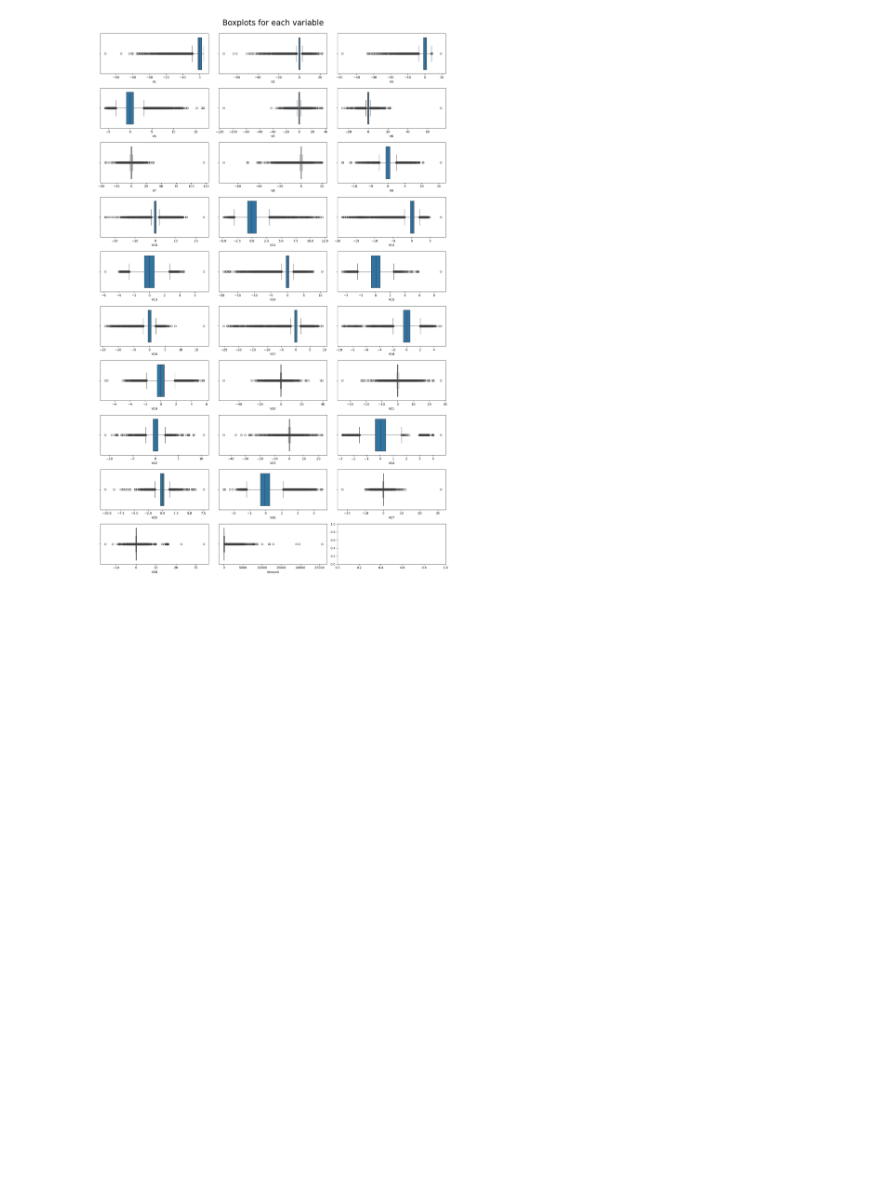
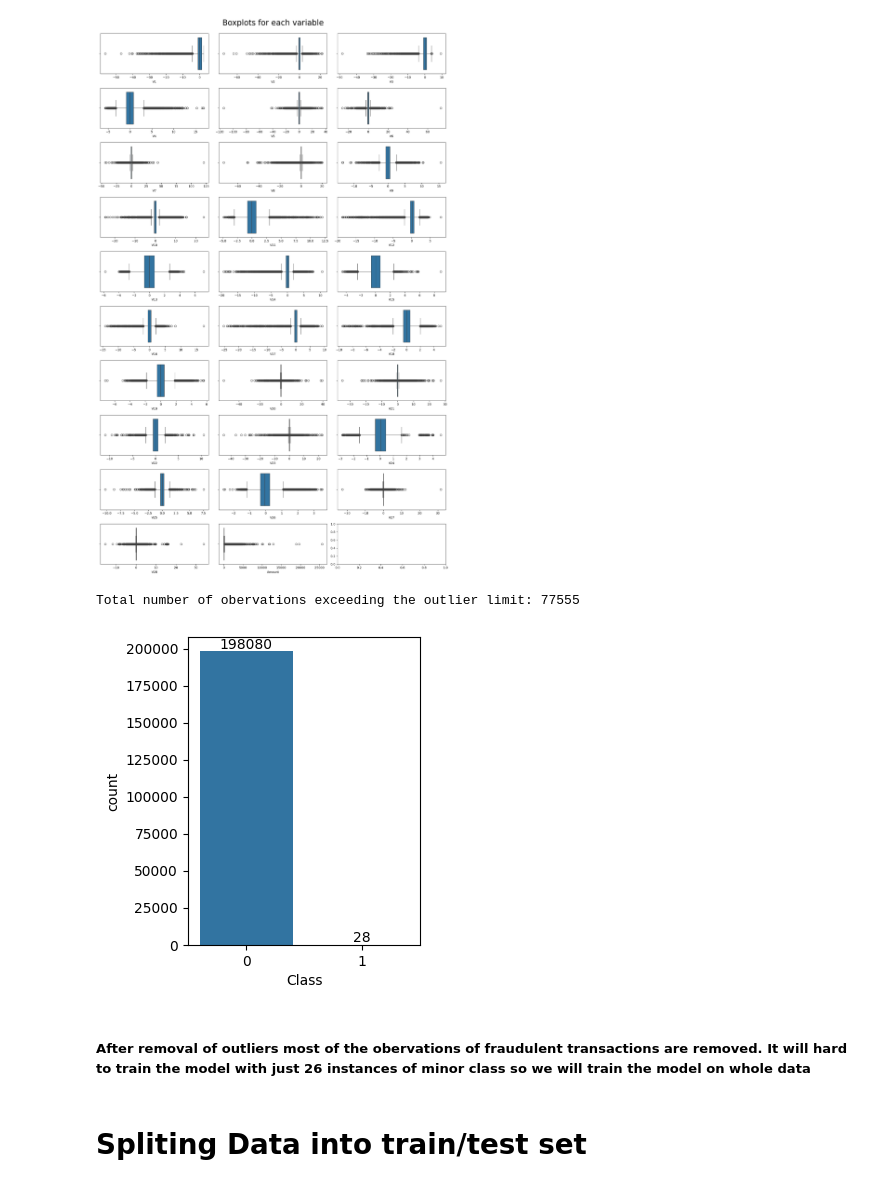
Before and after one commit to sathvik-ujwal/Credit-Card-Fraud-Detection, a Jupyter notebook: main.ipynb, the cells around one changed output. Saved outputs shown, nothing was run; the diff lists cells and outputs as text; code cells hidden in the pictures; blank space fills up the shorter version.

Commit message:
build base models

```diff
--- a/main.ipynb
+++ b/main.ipynb
@@ -69,3 +74,43 @@ plt.tight_layout()
 plt.show()
 # %% [output]
 [figure]
+# %%
+def IQR_method(df,n,features):
+
+    outlier_list = []
+
+    for column in features:
+        Q1 = np.percentile(df[column], 25)
+        Q3 = np.percentile(df[column], 75)
+
+        IQR = Q3 - Q1
+        outlier_step = 1.5 * IQR
+
+        outlier_list_column = df[(df[column] < Q1 - outlier_step) | (df[column] > Q3 + outlier_step)].index
+        outlier_list.extend(outlier_list_column)
+
+    # selecting rows with more than n outliers
+    outlier_list = Counter(outlier_list)
+    multiple_outliers = list(k for k, v in outlier_list.items() if v > n)
+
+    print(f"Total number of obervations exceeding the outlier limit: {len(multiple_outliers)}")
+
+    return multiple_outliers
+# %%
+numeric_columns = (list(df.loc[:, 'V1':'Amount']))
+outliers = IQR_method(df, 1, numeric_columns)
+
+df_outlier = df.drop(outliers, axis = 0).reset_index(drop = True)
+# %% [output]
+Total number of obervations exceeding the outlier limit: 77555
+# %%
+plt.figure(figsize=(3,4))
+ax = sns.countplot(x="Class", data=df_outlier)
+for i in ax.containers:
+    ax.bar_label(i,)
+# %% [output]
+[figure, added]
+# %% [markdown]
+##### After removal of outliers most of the obervations of fraudulent transactions are removed. It will hard to train the model with just 26 instances of minor class so we will train the model on whole data
+# %% [markdown]
+# Spliting Data into train/test set
```
Also changed, not shown: parts of 11 cells of this notebook.
